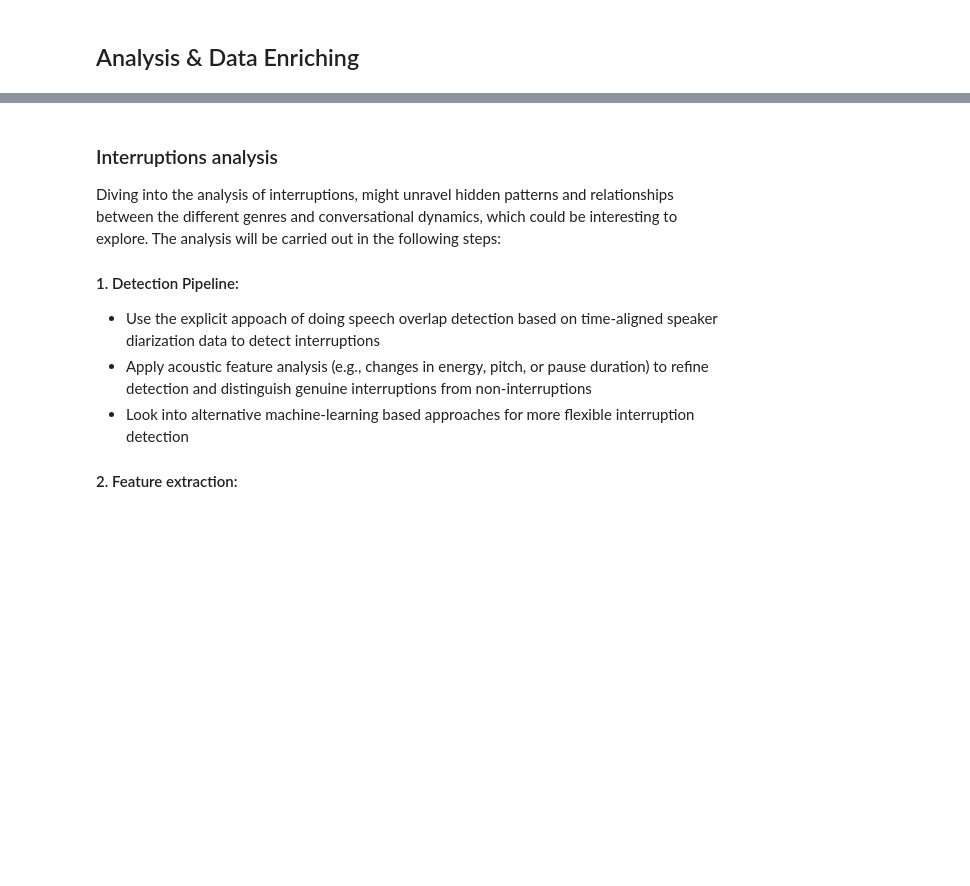
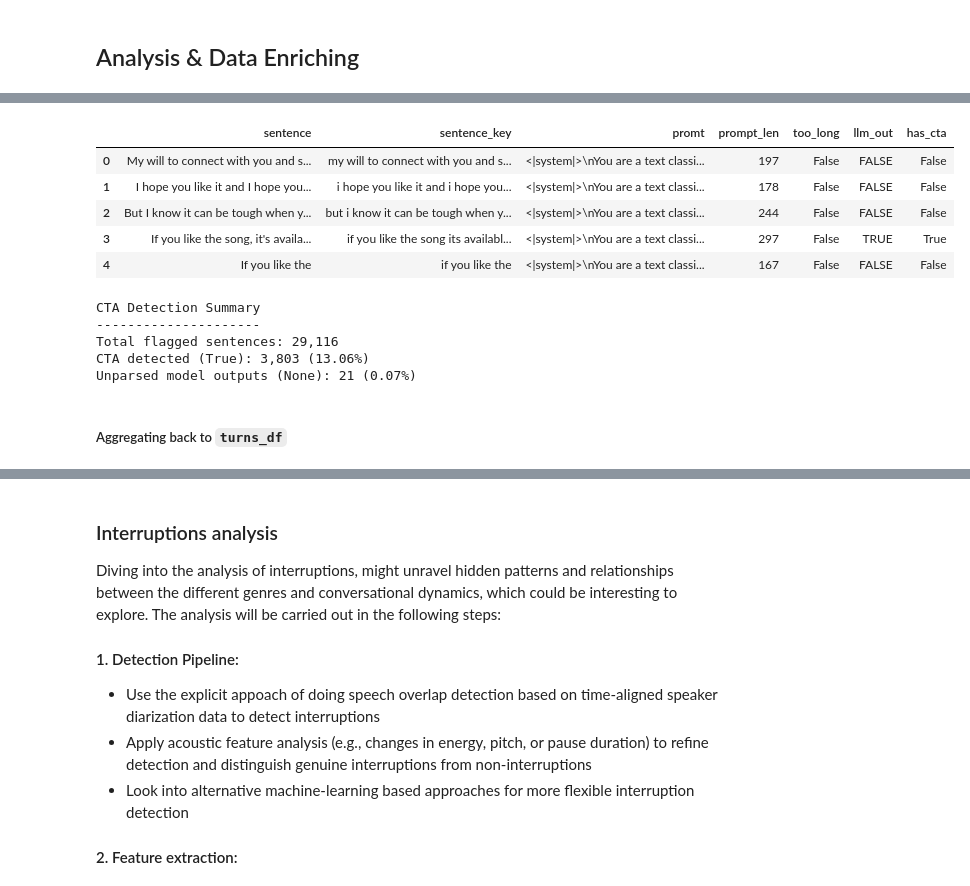
Before and after one commit to au-nlp/project-milestone-p2-group4, a Jupyter notebook: main.ipynb, the cells around one changed output, grey strips where cells are left out. Saved outputs shown, nothing was run; the diff lists cells and outputs as text; code cells hidden in the pictures; blank space fills up the shorter version.

```diff
--- a/main.ipynb
+++ b/main.ipynb
@@ -718,0 +1106,41 @@ _____
+# %%
+df = pd.read_parquet("data/sentences_llm.parquet")
+df.head()
+# %% [output]
+|  | sentence | sentence_key | promt | prompt_len | too_long | llm_out | has_cta |
+| 0 | My will to connect with you and s... | my will to connect with you and s... | <|system|>\nYou are a text classi... | 197 | False | FALSE | False |
+| 1 | I hope you like it and I hope you... | i hope you like it and i hope you... | <|system|>\nYou are a text classi... | 178 | False | FALSE | False |
+| 2 | But I know it can be tough when y... | but i know it can be tough when y... | <|system|>\nYou are a text classi... | 244 | False | FALSE | False |
+| 3 | If you like the song, it's availa... | if you like the song its availabl... | <|system|>\nYou are a text classi... | 297 | False | TRUE | True |
+| 4 | If you like the | if you like the | <|system|>\nYou are a text classi... | 167 | False | FALSE | False |
+# %%
+# Aggregate back to duplicate sentences
+sent_df = sent_df.merge(
+    df[["sentence_key", "has_cta"]],
+    on="sentence_key",
+    how="left"
+)
+sent_df.to_parquet("data/sentences.parquet", index=False)
+
+total = len(sent_df)
+num_true = (sent_df["has_cta"] == True).sum()
+num_none = sent_df["has_cta"].isna().sum()
+
+pct_true = num_true / total * 100
+pct_none = num_none / total * 100
+
+print(
+    f"CTA Detection Summary\n"
+    f"---------------------\n"
+    f"Total flagged sentences: {total:,}\n"
+    f"CTA detected (True): {num_true:,} ({pct_true:.2f}%)\n"
+    f"Unparsed model outputs (None): {num_none} ({pct_none:.2f}%)\n"
+)
+# %% [output]
+CTA Detection Summary
+---------------------
+Total flagged sentences: 29,116
+CTA detected (True): 3,803 (13.06%)
+Unparsed model outputs (None): 21 (0.07%)
+# %% [markdown]
+##### Aggregating back to `turns_df`
```
Also changed, not shown: parts of 43 cells of this notebook, 3 other files.
